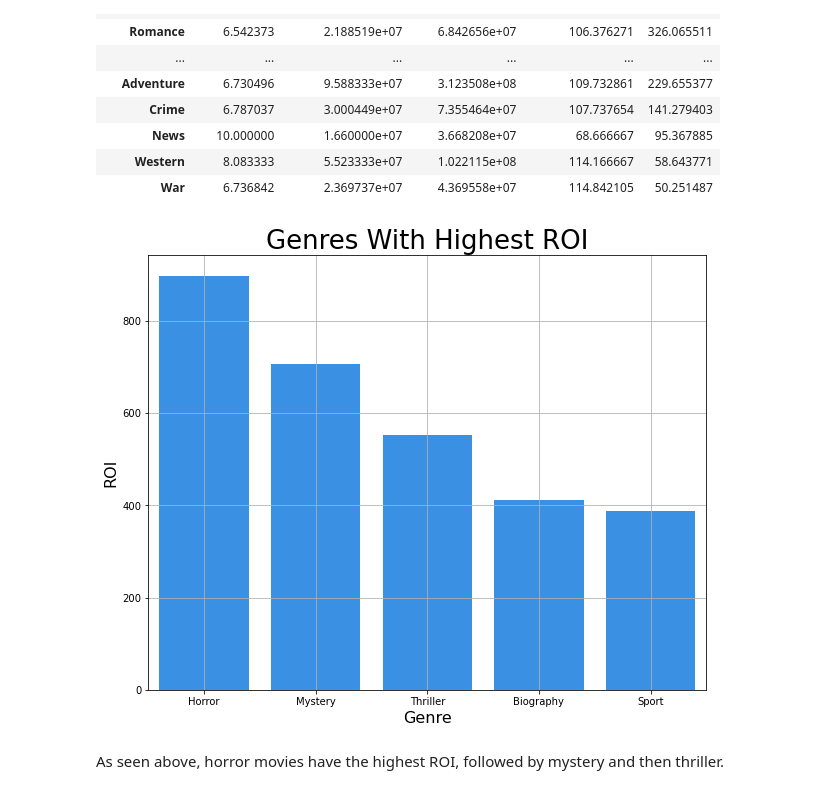
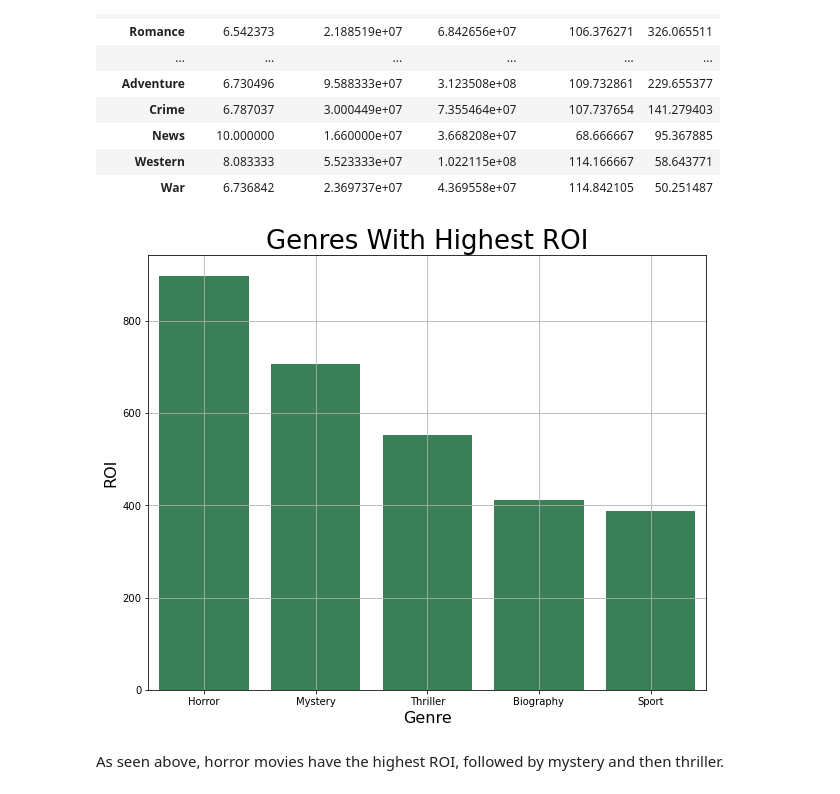
Before and after one commit to simrank3/Phase-1-Project, a Jupyter notebook: student.ipynb, the cells around one changed output. Drawn from its saved outputs; the diff is of its cells as text; code cells hidden in the pictures.

```diff
--- a/student.ipynb
+++ b/student.ipynb
@@ -477,16 +477,16 @@ top5ROI = df5.groupby('genres').mean().sort_values('ROI', ascending=False).head(
 # %%
 # setting the dimensions of the plot
 fig, ax = plt.subplots(figsize=(10,8))
 
 # Setting parameters to the plot
-fig3 = sns.barplot(x=top5ROI.index, y=top5ROI.ROI, ax=ax, color="dodgerblue")
+fig3 = sns.barplot(x=top5ROI.index, y=top5ROI.ROI, ax=ax, color="seagreen")
 fig3.set_xlabel('Genre', size=16)
 fig3.set_ylabel('ROI', size=16)
 fig3.set_title('Genres With Highest ROI', size=26)
 fig3.grid()
 plt.savefig('Genres With the Highest ROI')
 # %% [output]
-[figure, old version]
+[figure, new version]
 # %% [markdown]
 As seen above, horror movies have the highest ROI, followed by mystery and then thriller.
 # %% [markdown]
```
Also changed, not shown: parts of 12 cells of this notebook, 10 other files.
